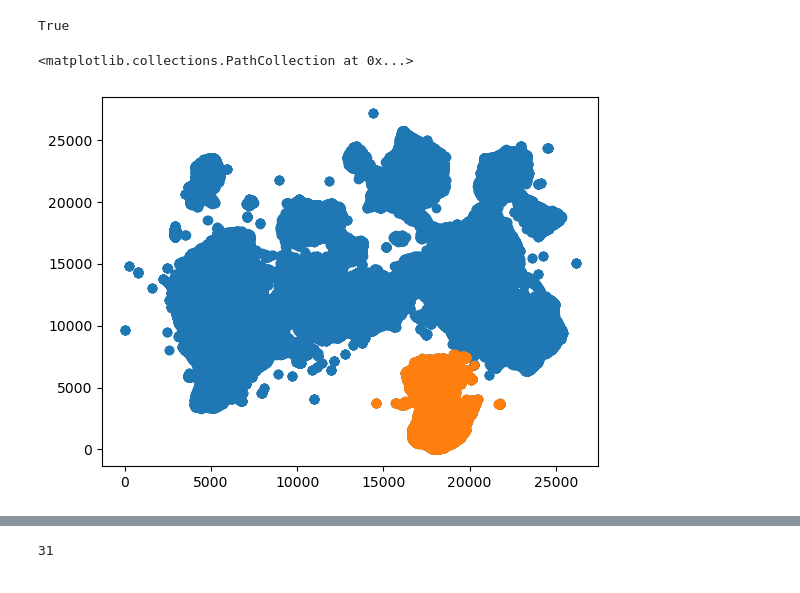
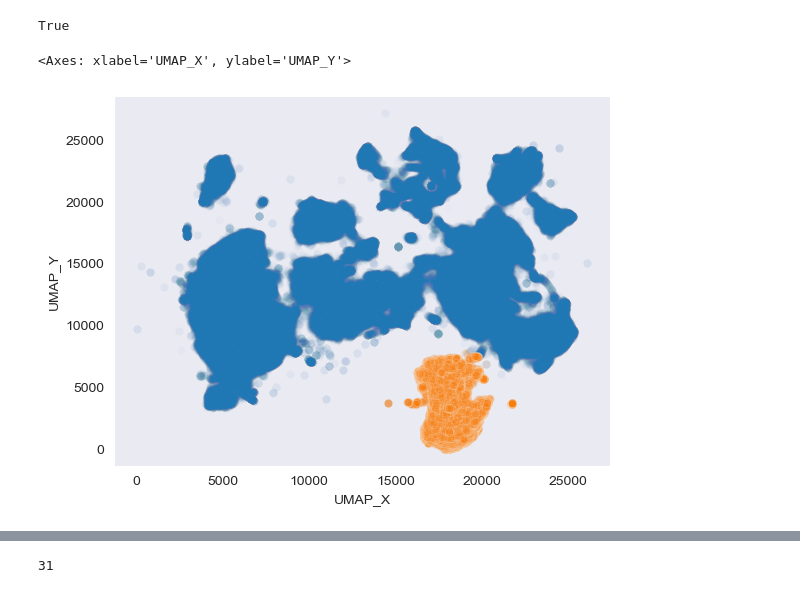
Before and after one commit to simonwarchol/seal, a Jupyter notebook: notebooks/3-2-talk.ipynb, the cells around one changed output, grey strips where cells are left out. Cells and saved outputs as stored; diff of their text form; code cells hidden in the pictures.

```diff
--- a/notebooks/3-2-talk.ipynb
+++ b/notebooks/3-2-talk.ipynb
@@ -128,11 +113,12 @@ True
 shap_values_array = np.abs(shap_values_array)
 # %%
 summed_shap_values = shap_values_array.sum(axis=2)
-# %%
-cluster = csv_df[csv_df.kmeans == 7]
-plt.scatter(csv_df['UMAP_X'], csv_df['UMAP_Y'])
-plt.scatter(cluster['UMAP_X'], cluster['UMAP_Y'])
-# %% [output]
-<matplotlib.collections.PathCollection at 0x...>
-[figure, removed]
+# %%
+cluster = csv_df[csv_df.kmeans == 7]
+sns.scatterplot(data = csv_df, x='UMAP_X', y='UMAP_Y', alpha=0.01)
+sns.scatterplot(data = cluster, x='UMAP_X', y='UMAP_Y', alpha=0.1)
+# sns.scatterplot(data=csv_df, x='UMAP_X', y='UMAP_Y', alpha=0.01)
+# %% [output]
+<Axes: xlabel='UMAP_X', ylabel='UMAP_Y'>
+[figure, added]
 # %%
```
Also changed, not shown: parts of 7 cells of this notebook, 8 other files.
